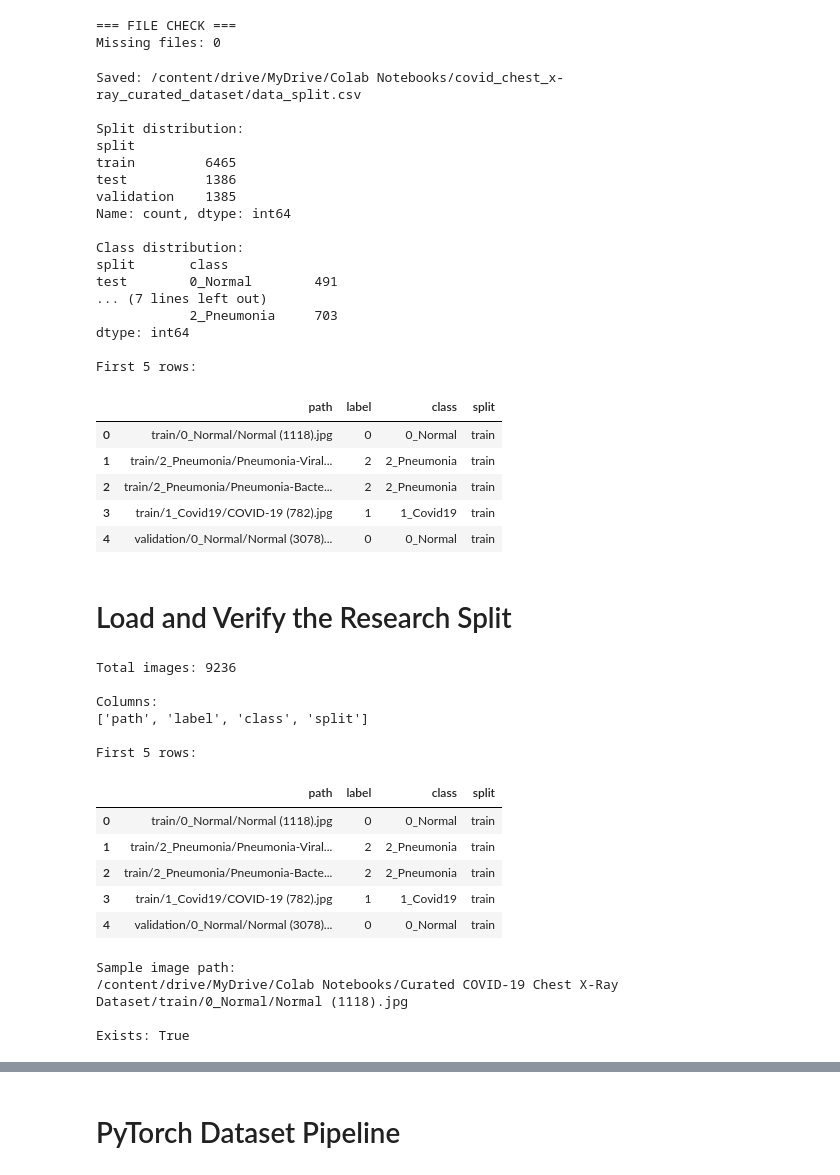
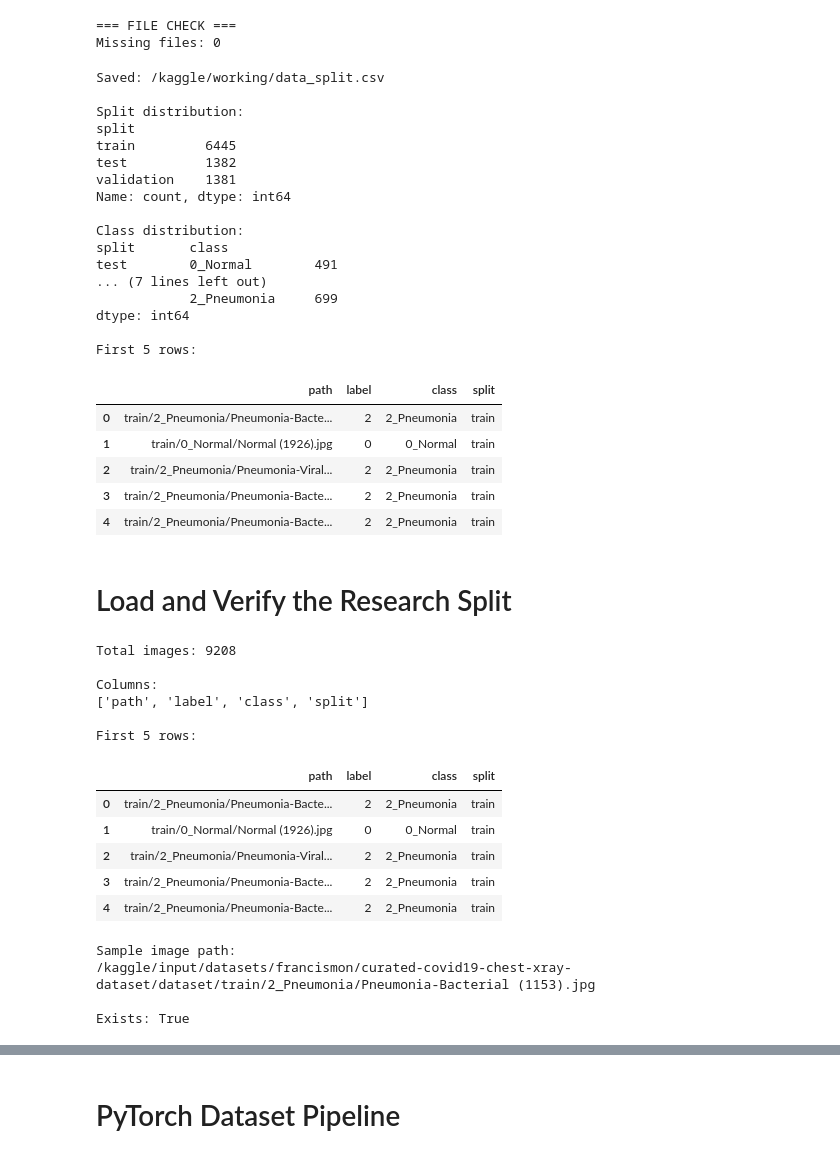
Before and after one commit to Jamiul-kawsar/covid_chest_x-ray_curated_dataset, a Jupyter notebook: notebooks/COVID_Chest_X_Ray_Research_Project_Curated_Dataset.ipynb, the cells around one changed output, grey strips where cells are left out. Saved outputs shown, nothing was run; the diff lists cells and outputs as text; code cells hidden in the pictures.

```diff
--- a/notebooks/COVID_Chest_X_Ray_Research_Project_Curated_Dataset.ipynb
+++ b/notebooks/COVID_Chest_X_Ray_Research_Project_Curated_Dataset.ipynb
@@ -14,7 +10,7 @@ from pathlib import Path
 
 # Dataset path
 DATA = Path(
-    "/content/drive/MyDrive/Colab Notebooks/Curated COVID-19 Chest X-Ray Dataset"
+    "/kaggle/input/datasets/francismon/curated-covid19-chest-xray-dataset/dataset"
 )
 
 # Check dataset
@@ -202,16 +198,28 @@ import pandas as pd
 from sklearn.model_selection import train_test_split
 
 # Dataset root
-DATA_ROOT = Path(
-    "/content/drive/MyDrive/Colab Notebooks/"
-    "Curated COVID-19 Chest X-Ray Dataset"
+#google drive
+# DATA_ROOT = Path(
+#     "/content/drive/MyDrive/Colab Notebooks/"
+#     "Curated COVID-19 Chest X-Ray Dataset"
+# )
+
+# # Output location
+# OUTPUT = Path(
+#     "/content/drive/MyDrive/Colab Notebooks/"
+#     "covid_chest_x-ray_curated_dataset/data_split.csv"
+# )
+
+
+# for kaggle
+
+DATA_ROOT = DATA
+
+OUTPUT = Path(
+    "/kaggle/working/data_split.csv"
 )
 
-# Output location
-OUTPUT = Path(
-    "/content/drive/MyDrive/Colab Notebooks/"
-    "covid_chest_x-ray_curated_dataset/data_split.csv"
-)
+
 
 # Classes
 classes = {
@@ -364,63 +385,57 @@ print(
 print("\nFirst 5 rows:")
 display(split_df.head())
 # %% [output]
-Saved: /content/drive/MyDrive/Colab Notebooks/covid_chest_x-ray_curated_dataset/data_split.csv
+Saved: /kaggle/working/data_split.csv
 
 Split distribution:
 split
-train         6465
-test          1386
-validation    1385
+train         6445
+test          1382
+validation    1381
 Name: count, dtype: int64
 
 Class distribution:
 split       class
 test        0_Normal        491
 ... (7 lines left out)
-            2_Pneumonia     703
+            2_Pneumonia     699
 dtype: int64
 
 First 5 rows:
 |  | path | label | class | split |
-| 0 | train/0_Normal/Normal (1118).jpg | 0 | 0_Normal | train |
-| 1 | train/2_Pneumonia/Pneumonia-Viral... | 2 | 2_Pneumonia | train |
-| 2 | train/2_Pneumonia/Pneumonia-Bacte... | 2 | 2_Pneumonia | train |
-| 3 | train/1_Covid19/COVID-19 (782).jpg | 1 | 1_Covid19 | train |
-| 4 | validation/0_Normal/Normal (3078)... | 0 | 0_Normal | train |
+| 0 | train/2_Pneumonia/Pneumonia-Bacte... | 2 | 2_Pneumonia | train |
+| 1 | train/0_Normal/Normal (1926).jpg | 0 | 0_Normal | train |
+| 2 | train/2_Pneumonia/Pneumonia-Viral... | 2 | 2_Pneumonia | train |
+| 3 | train/2_Pneumonia/Pneumonia-Bacte... | 2 | 2_Pneumonia | train |
+| 4 | train/2_Pneumonia/Pneumonia-Bacte... | 2 | 2_Pneumonia | train |
 # %% [markdown]
 # Load and Verify the Research Split
 # %%
-DATA_ROOT = Path(
-    "/content/drive/MyDrive/Colab Notebooks/"
-    "Curated COVID-19 Chest X-Ray Dataset"
-)
+DATA_ROOT = DATA
 
-SPLIT_FILE = Path(
-    "/content/drive/MyDrive/Colab Notebooks/"
-    "covid_chest_x-ray_curated_dataset/data_split.csv"
-)
+SPLIT_FILE = OUTPUT
 
 split_df = pd.read_csv(SPLIT_FILE)
 
 print("Total images:", len(split_df))
 print("\nColumns:")
 print(split_df.columns.tolist())
 
 print("\nFirst 5 rows:")
 display(split_df.head())
 # %% [output]
-Total images: 9236
+Total images: 9208
 
 Columns:
 ['path', 'label', 'class', 'split']
 
 First 5 rows:
 |  | path | label | class | split |
-| 0 | train/0_Normal/Normal (1118).jpg | 0 | 0_Normal | train |
-| 1 | train/2_Pneumonia/Pneumonia-Viral... | 2 | 2_Pneumonia | train |
-| 2 | train/2_Pneumonia/Pneumonia-Bacte... | 2 | 2_Pneumonia | train |
-| 3 | train/1_Covid19/COVID-19 (782).jpg | 1 | 1_Covid19 | train |
-| 4 | validation/0_Normal/Normal (3078)... | 0 | 0_Normal | train |
+| 0 | train/2_Pneumonia/Pneumonia-Bacte... | 2 | 2_Pneumonia | train |
+| 1 | train/0_Normal/Normal (1926).jpg | 0 | 0_Normal | train |
+| 2 | train/2_Pneumonia/Pneumonia-Viral... | 2 | 2_Pneumonia | train |
+| 3 | train/2_Pneumonia/Pneumonia-Bacte... | 2 | 2_Pneumonia | train |
+| 4 | train/2_Pneumonia/Pneumonia-Bacte... | 2 | 2_Pneumonia | train |
 # %%
 sample_path = DATA_ROOT / split_df.iloc[0]["path"]
 
@@ -430,7 +445,7 @@ print(sample_path)
 print("\nExists:", sample_path.exists())
 # %% [output]
 Sample image path:
-/content/drive/MyDrive/Colab Notebooks/Curated COVID-19 Chest X-Ray Dataset/train/0_Normal/Normal (1118).jpg
+/kaggle/input/datasets/francismon/curated-covid19-chest-xray-dataset/dataset/train/2_Pneumonia/Pneumonia-Bacterial (1153).jpg
 
 Exists: True
 # %%
```
Also changed, not shown: parts of 32 cells of this notebook.
